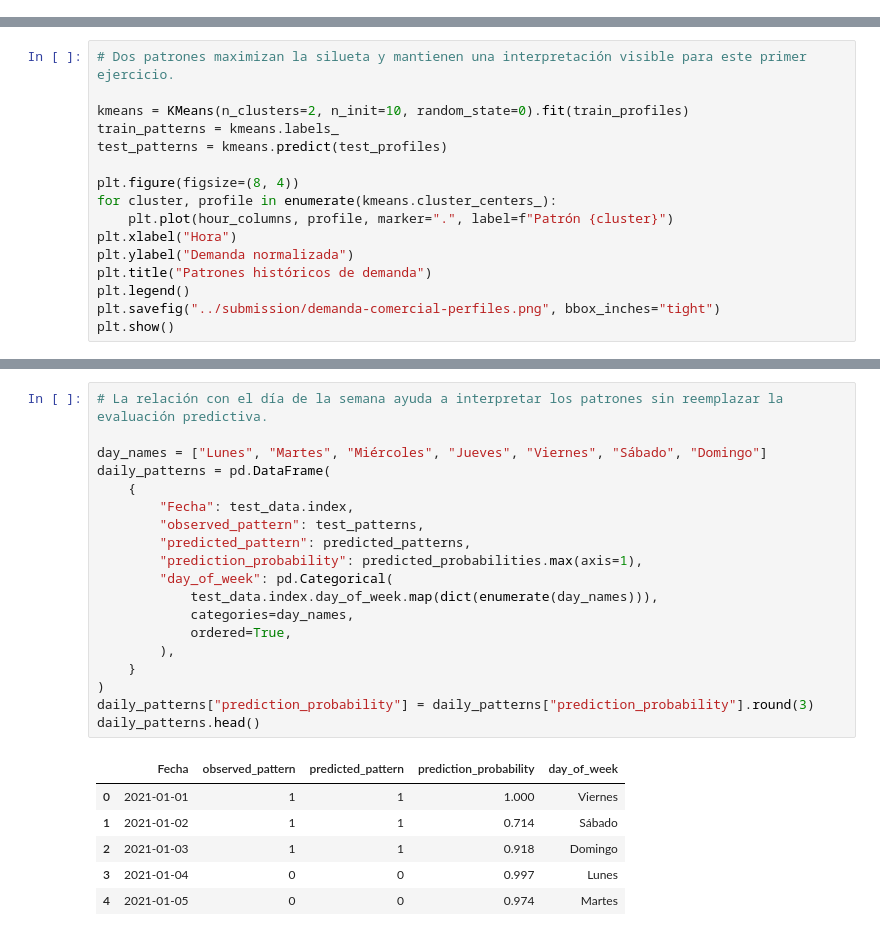
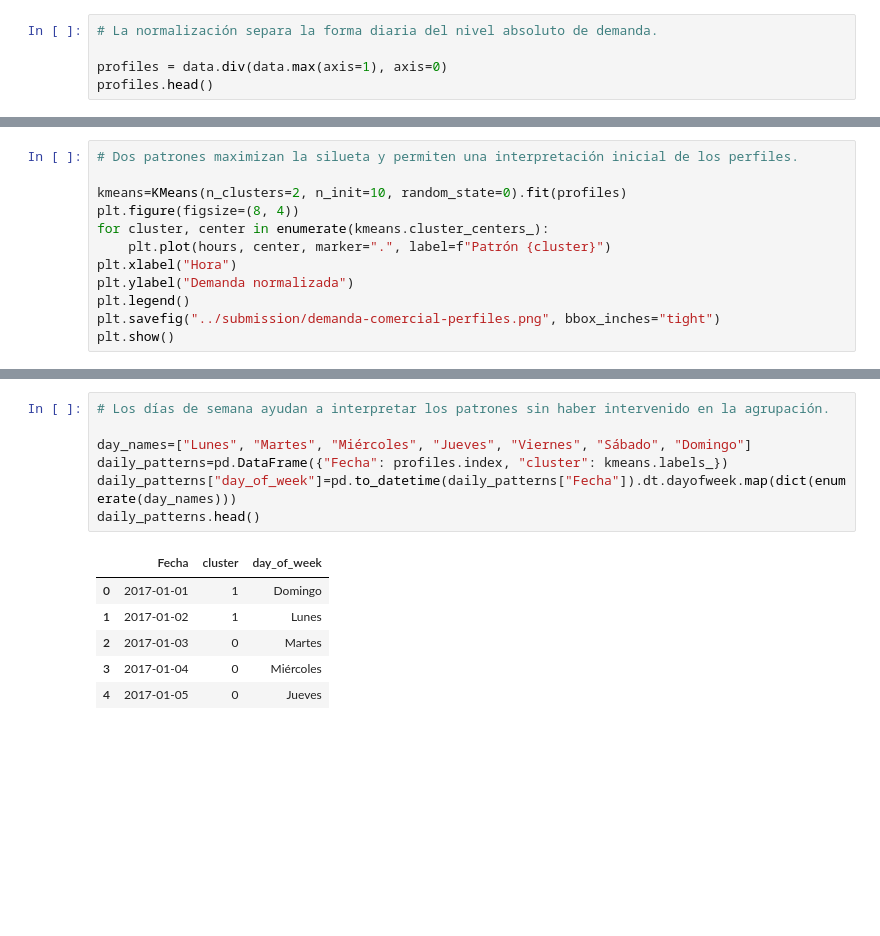
Before and after one commit to jdvelasq/classroom-vibecoding, a Jupyter notebook: implementation/predictiva/P206_clustering_demanda/professor/notebook.ipynb, the cells around one changed output, grey strips where cells are left out. Cells and saved outputs as stored; diff of their text form; blank space fills up the shorter version.

```diff
--- a/implementation/predictiva/P206_clustering_demanda/professor/notebook.ipynb
+++ b/implementation/predictiva/P206_clustering_demanda/professor/notebook.ipynb
@@ -54,0 +20,5 @@ Días de prueba: 608
+# %%
+# La normalización separa la forma diaria del nivel absoluto de demanda.
+
+profiles = data.div(data.max(axis=1), axis=0)
+profiles.head()
@@ -97,16 +65,12 @@ cluster_selection
 # %%
-# Dos patrones maximizan la silueta y mantienen una interpretación visible para este primer ejercicio.
+# Dos patrones maximizan la silueta y permiten una interpretación inicial de los perfiles.
 
-kmeans = KMeans(n_clusters=2, n_init=10, random_state=0).fit(train_profiles)
-train_patterns = kmeans.labels_
-test_patterns = kmeans.predict(test_profiles)
-
+kmeans=KMeans(n_clusters=2, n_init=10, random_state=0).fit(profiles)
 plt.figure(figsize=(8, 4))
-for cluster, profile in enumerate(kmeans.cluster_centers_):
-    plt.plot(hour_columns, profile, marker=".", label=f"Patrón {cluster}")
+for cluster, center in enumerate(kmeans.cluster_centers_):
+    plt.plot(hours, center, marker=".", label=f"Patrón {cluster}")
 plt.xlabel("Hora")
 plt.ylabel("Demanda normalizada")
-plt.title("Patrones históricos de demanda")
 plt.legend()
 plt.savefig("../submission/demanda-comercial-perfiles.png", bbox_inches="tight")
 plt.show()
@@ -165,27 +79,15 @@ Exactitud en días futuros: 0.980
 # %%
-# La relación con el día de la semana ayuda a interpretar los patrones sin reemplazar la evaluación predictiva.
+# Los días de semana ayudan a interpretar los patrones sin haber intervenido en la agrupación.
 
-day_names = ["Lunes", "Martes", "Miércoles", "Jueves", "Viernes", "Sábado", "Domingo"]
-daily_patterns = pd.DataFrame(
-    {
-        "Fecha": test_data.index,
-        "observed_pattern": test_patterns,
-        "predicted_pattern": predicted_patterns,
-        "prediction_probability": predicted_probabilities.max(axis=1),
-        "day_of_week": pd.Categorical(
-            test_data.index.day_of_week.map(dict(enumerate(day_names))),
-            categories=day_names,
-            ordered=True,
-        ),
-    }
-)
-daily_patterns["prediction_probability"] = daily_patterns["prediction_probability"].round(3)
+day_names=["Lunes", "Martes", "Miércoles", "Jueves", "Viernes", "Sábado", "Domingo"]
+daily_patterns=pd.DataFrame({"Fecha": profiles.index, "cluster": kmeans.labels_})
+daily_patterns["day_of_week"]=pd.to_datetime(daily_patterns["Fecha"]).dt.dayofweek.map(dict(enumerate(day_names)))
 daily_patterns.head()
 # %% [output]
-|  | Fecha | observed_pattern | predicted_pattern | prediction_probability | day_of_week |
-| 0 | 2021-01-01 | 1 | 1 | 1.000 | Viernes |
-| 1 | 2021-01-02 | 1 | 1 | 0.714 | Sábado |
-| 2 | 2021-01-03 | 1 | 1 | 0.918 | Domingo |
-| 3 | 2021-01-04 | 0 | 0 | 0.997 | Lunes |
-| 4 | 2021-01-05 | 0 | 0 | 0.974 | Martes |
+|  | Fecha | cluster | day_of_week |
+| 0 | 2017-01-01 | 1 | Domingo |
+| 1 | 2017-01-02 | 1 | Lunes |
+| 2 | 2017-01-03 | 0 | Martes |
+| 3 | 2017-01-04 | 0 | Miércoles |
+| 4 | 2017-01-05 | 0 | Jueves |
 # %%
```
Also changed, not shown: parts of 11 cells of this notebook, 14 other files.
